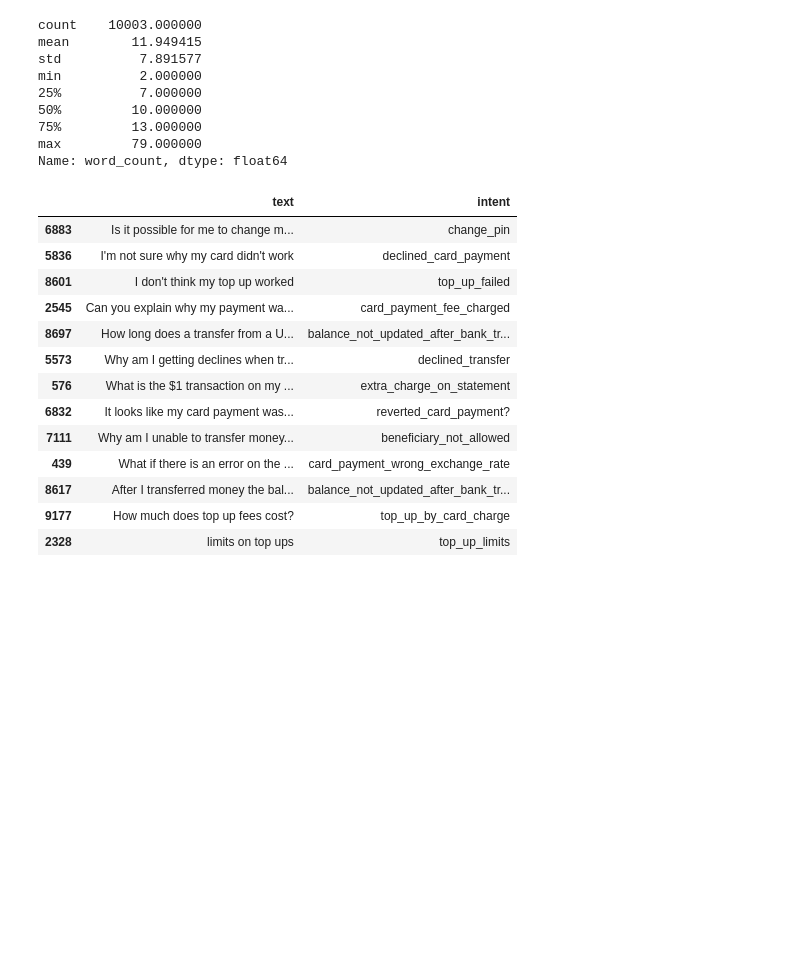
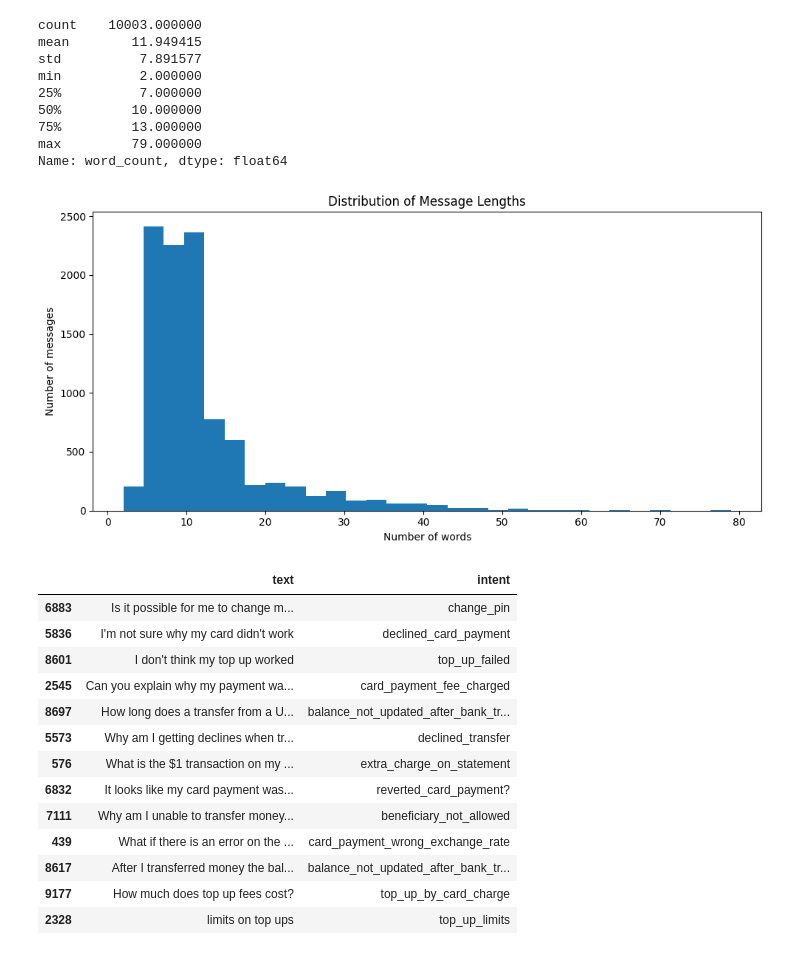
Before and after one commit to Alaa-Messaoud/email-classification, a Jupyter notebook: notebooks/01_data_understanding.ipynb, the cells around one changed output. Cells and saved outputs as stored; diff of their text form; code cells hidden in the pictures; blank space fills up the shorter version.

```diff
--- a/notebooks/01_data_understanding.ipynb
+++ b/notebooks/01_data_understanding.ipynb
@@ -190,6 +226,19 @@ min          2.000000
 75%         13.000000
 max         79.000000
 Name: word_count, dtype: float64
+# %%
+plt.figure(figsize=(10, 5))
+
+plt.hist(train_df["word_count"], bins=30)
+
+plt.xlabel("Number of words")
+plt.ylabel("Number of messages")
+plt.title("Distribution of Message Lengths")
+
+plt.tight_layout()
+plt.show()
+# %% [output]
+[figure, added]
 # %%
 train_df[
     ["text", "intent"]
```
Also changed, not shown: parts of 5 cells of this notebook, 1 other file.
